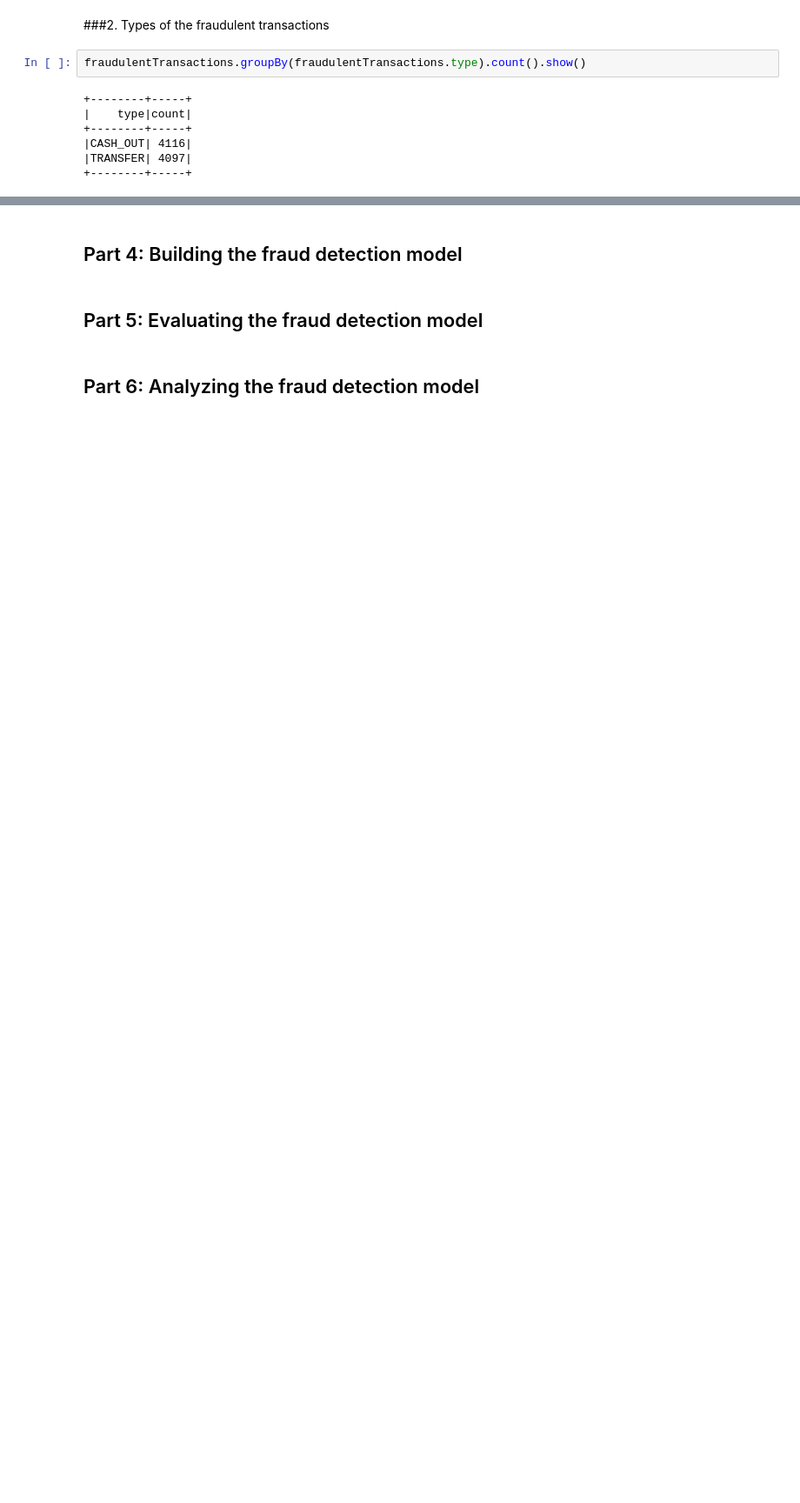
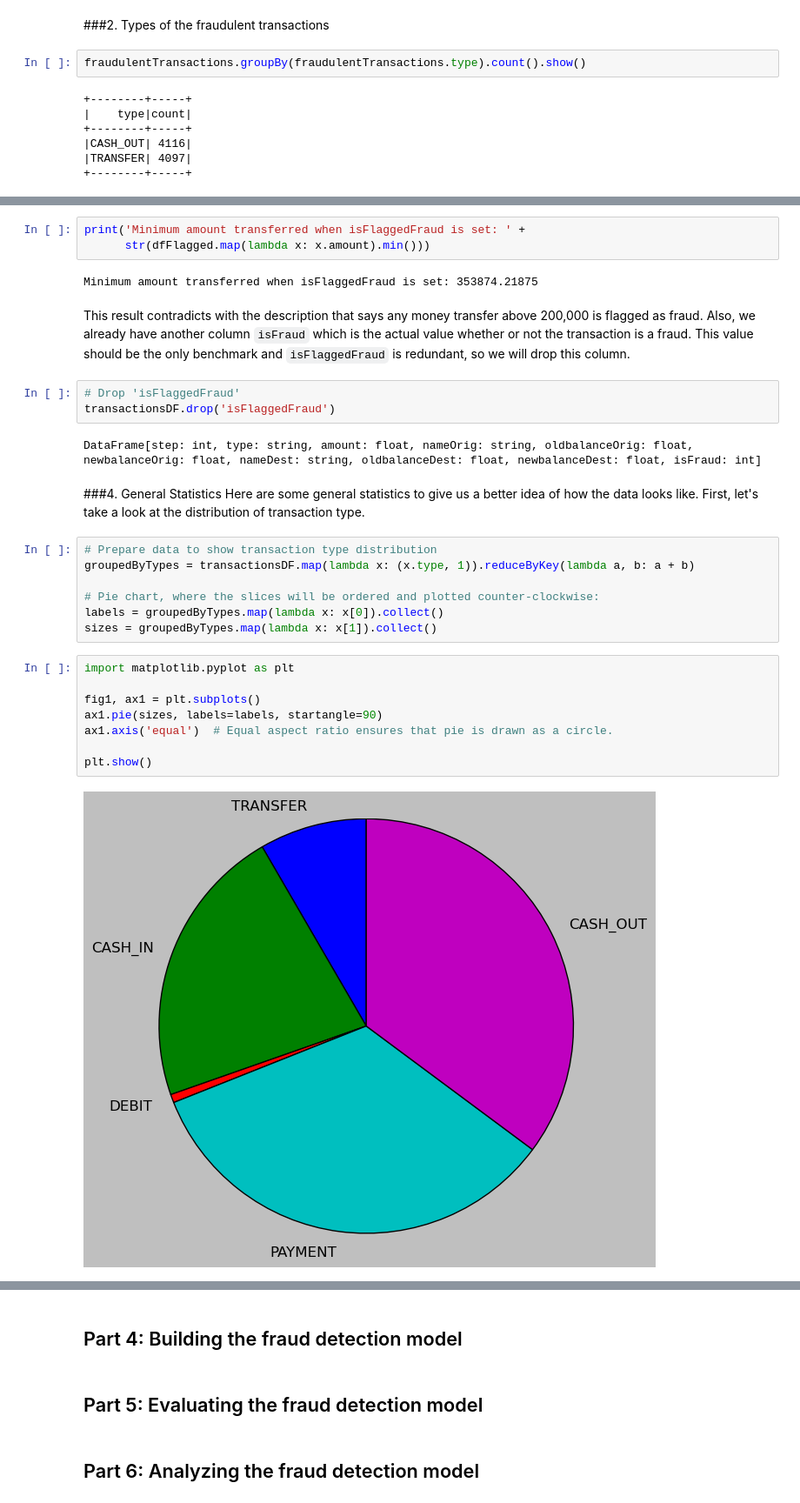
Before and after one commit to JaySiu/credit-card-fraud-detection, a Jupyter notebook: credit_card_fraud_detection.ipynb, the cells around one changed output, grey strips where cells are left out. Shown at 87% size. Drawn from its saved outputs; the diff is of its cells as text; blank space fills up the shorter version.

Commit message:
ADD: 3.3 and first part of 3.4

```diff
--- a/credit_card_fraud_detection.ipynb
+++ b/credit_card_fraud_detection.ipynb
@@ -185,0 +217,32 @@ fraudulentTransactions.groupBy(fraudulentTransactions.type).count().show()
+# %%
+print('Minimum amount transferred when isFlaggedFraud is set: ' +
+      str(dfFlagged.map(lambda x: x.amount).min()))
+# %% [output]
+Minimum amount transferred when isFlaggedFraud is set: 353874.21875
+# %% [markdown]
+This result contradicts with the description that says any money transfer above 200,000 is flagged as fraud. Also, we already have another column `isFraud` which is the actual value whether or not the transaction is a fraud. This value should be the only benchmark and `isFlaggedFraud` is redundant, so we will drop this column.
+# %%
+# Drop 'isFlaggedFraud'
+transactionsDF.drop('isFlaggedFraud')
+# %% [output]
+DataFrame[step: int, type: string, amount: float, nameOrig: string, oldbalanceOrig: float, newbalanceOrig: float, nameDest: string, oldbalanceDest: float, newbalanceDest: float, isFraud: int]
+# %% [markdown]
+###4. General Statistics
+Here are some general statistics to give us a better idea of how the data looks like. First, let's take a look at the distribution of transaction type.
+# %%
+# Prepare data to show transaction type distribution
+groupedByTypes = transactionsDF.map(lambda x: (x.type, 1)).reduceByKey(lambda a, b: a + b)
+
+# Pie chart, where the slices will be ordered and plotted counter-clockwise:
+labels = groupedByTypes.map(lambda x: x[0]).collect()
+sizes = groupedByTypes.map(lambda x: x[1]).collect()
+# %%
+import matplotlib.pyplot as plt
+
+fig1, ax1 = plt.subplots()
+ax1.pie(sizes, labels=labels, startangle=90)
+ax1.axis('equal')  # Equal aspect ratio ensures that pie is drawn as a circle.
+
+plt.show()
+# %% [output]
+[figure, added]
```
Also changed, not shown: parts of 6 cells of this notebook.
